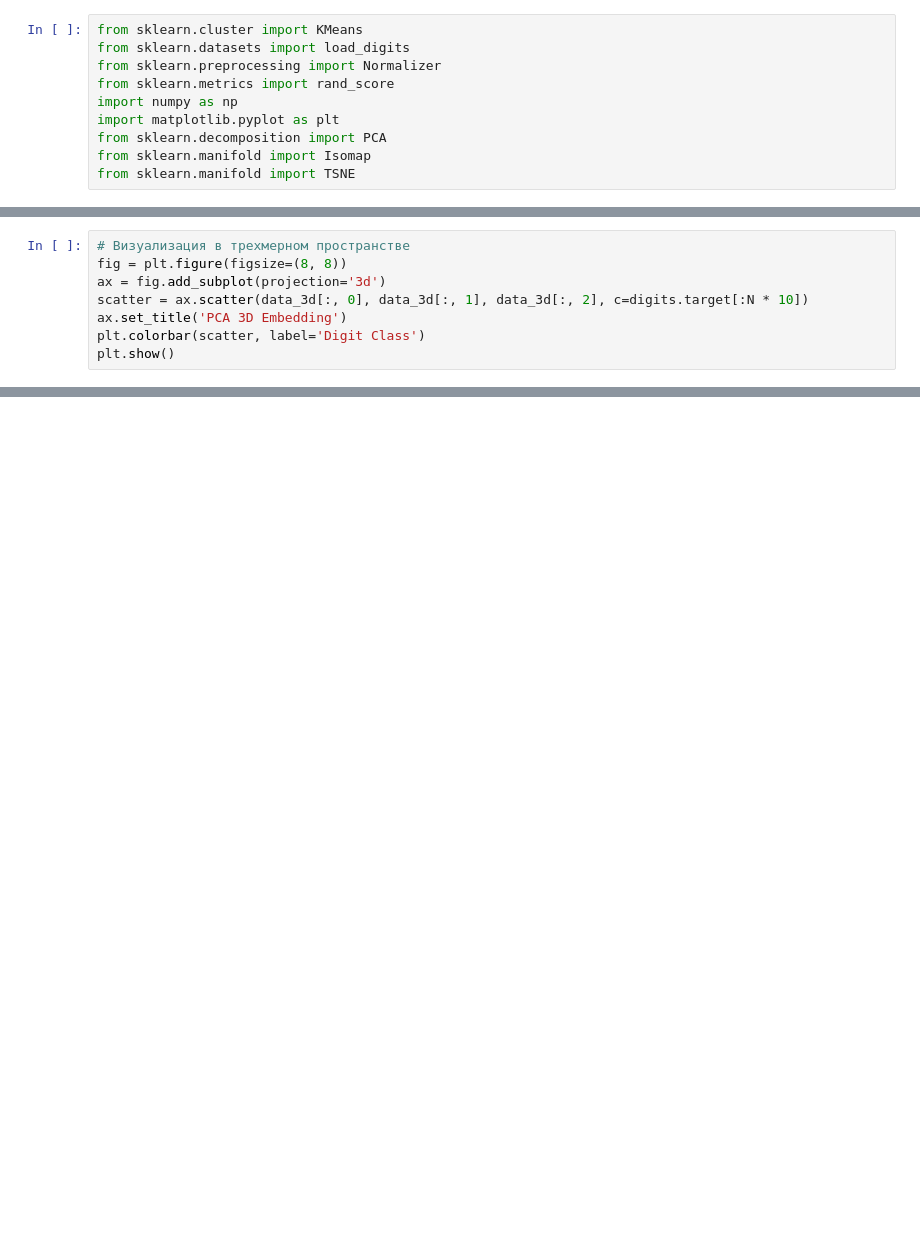
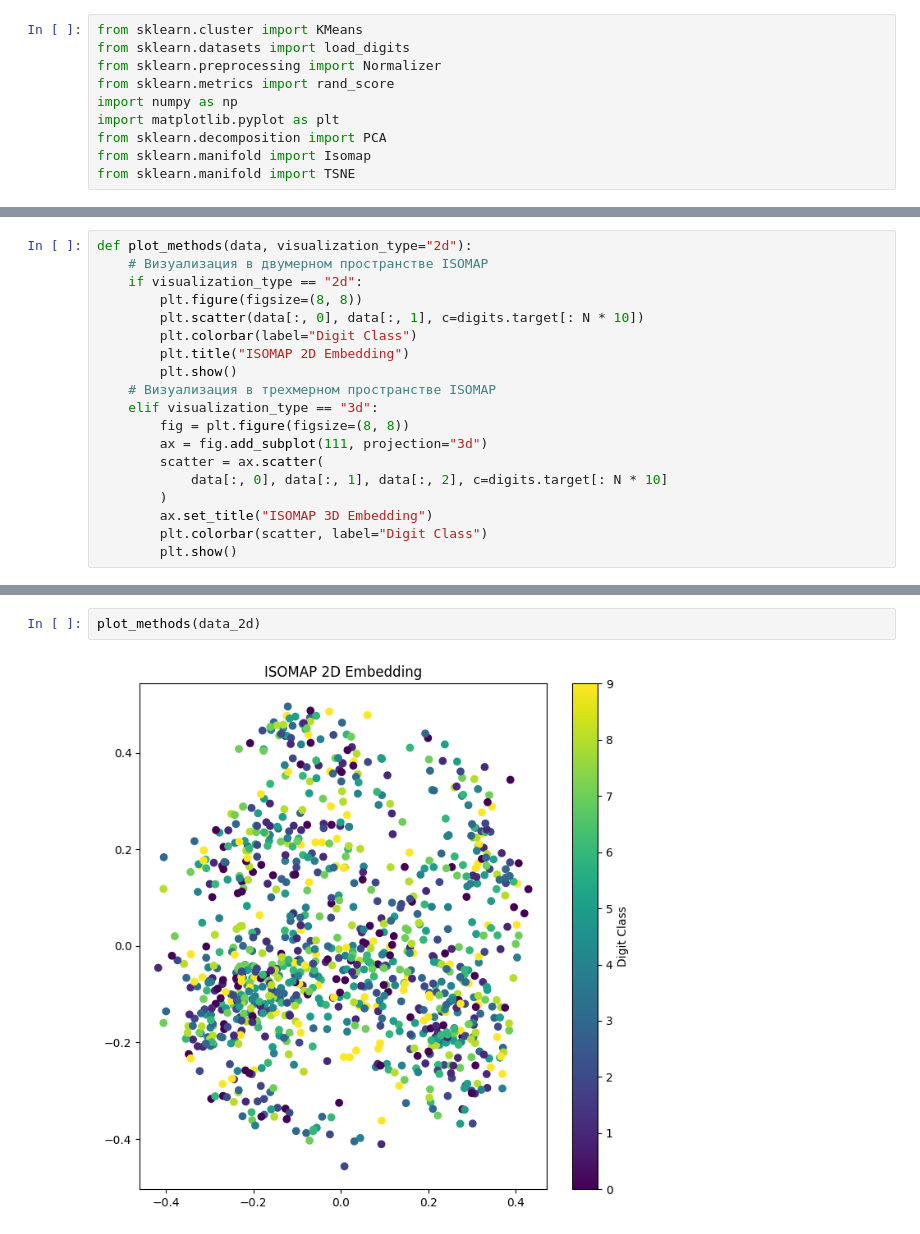
Before and after one commit to ulyagram77/Intelligent_Data_Analysis_Labs, a Jupyter notebook: Laboratorna5/lab5.ipynb, the cells around one changed output, grey strips where cells are left out. Drawn from its saved outputs; the diff is of its cells as text; blank space fills up the shorter version.

```diff
--- a/Laboratorna5/lab5.ipynb
+++ b/Laboratorna5/lab5.ipynb
@@ -42,8 +49,19 @@ plt.show()
 # %%
-# Визуализация в трехмерном пространстве
-fig = plt.figure(figsize=(8, 8))
-ax = fig.add_subplot(projection='3d')
-scatter = ax.scatter(data_3d[:, 0], data_3d[:, 1], data_3d[:, 2], c=digits.target[:N * 10])
-ax.set_title('PCA 3D Embedding')
-plt.colorbar(scatter, label='Digit Class')
-plt.show()
+def plot_methods(data, visualization_type="2d"):
+    # Визуализация в двумерном пространстве ISOMAP
+    if visualization_type == "2d":
+        plt.figure(figsize=(8, 8))
+        plt.scatter(data[:, 0], data[:, 1], c=digits.target[: N * 10])
+        plt.colorbar(label="Digit Class")
+        plt.title("ISOMAP 2D Embedding")
+        plt.show()
+    # Визуализация в трехмерном пространстве ISOMAP
+    elif visualization_type == "3d":
+        fig = plt.figure(figsize=(8, 8))
+        ax = fig.add_subplot(111, projection="3d")
+        scatter = ax.scatter(
+            data[:, 0], data[:, 1], data[:, 2], c=digits.target[: N * 10]
+        )
+        ax.set_title("ISOMAP 3D Embedding")
+        plt.colorbar(scatter, label="Digit Class")
+        plt.show()
@@ -49,0 +76,4 @@ plt.show()
+# %%
+plot_methods(data_2d)
+# %% [output]
+[figure, added]
```
Also changed, not shown: parts of 20 cells of this notebook, 1 other file.
